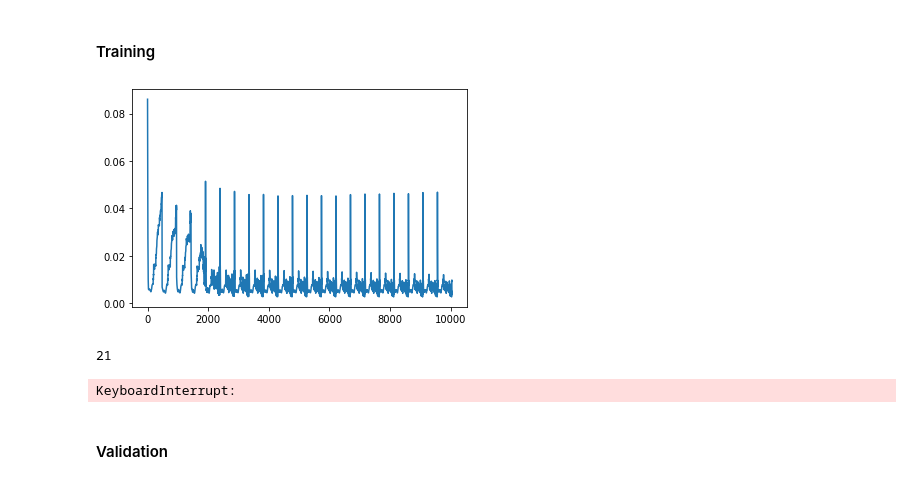
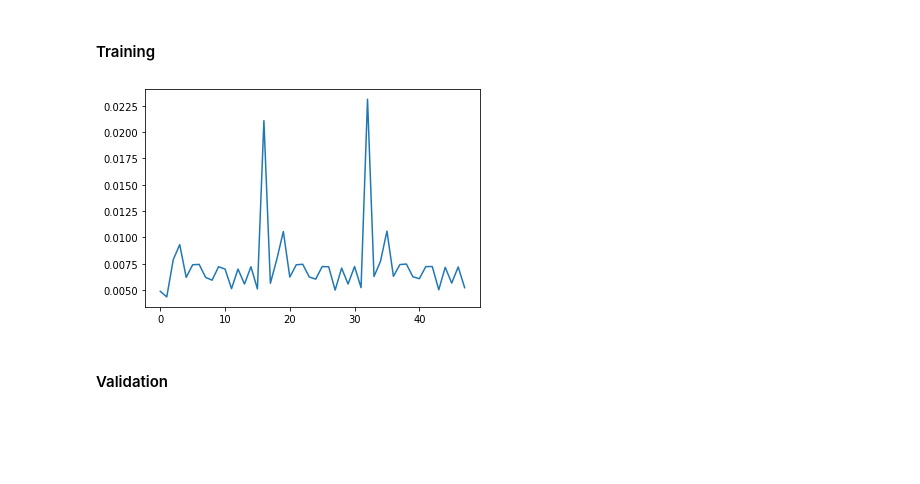
Before and after one commit to negargolestani/kinect_motion_tracking, a Jupyter notebook: regression_rnn.ipynb, the cells around one changed output. Drawn from its saved outputs; the diff is of its cells as text; code cells hidden in the pictures; blank space fills up the shorter version.

```diff
--- a/regression_rnn.ipynb
+++ b/regression_rnn.ipynb
@@ -172,20 +0,0 @@ class DATA(object):
-# %%
-target = 'distance_1'
-features = ['rssi']
-Nt_mtx = 'median'
-
-dataset_2 = DATA('dataset_02', target, features)
-dataset_3 = DATA('dataset_03', target, features)
-dataset_4 = DATA('dataset_04', target, features)
-dataset = dataset_2.merge(dataset_3).merge(dataset_4)
-
-# dataset = dataset.MinMax()
-dataset = dataset.standardize()
-train_data, validation_data = dataset.split(.8)
-train_data = train_data.mtx(Nt_mtx=Nt_mtx)
-validation_data = validation_data.mtx(Nt_mtx=Nt_mtx)
-
-print( "Train Data - X: \t", np.shape(train_data.X))
-print( "Train Data - Y: \t", np.shape(train_data.Y))
-print( "Validation Data - X: \t", np.shape(validation_data.X))
-print( "Validation Data - Y: \t", np.shape(validation_data.Y))
@@ -278,0 +8,7 @@ class TCN(REGRESSOR):
+# %%
+synth_data = DATA( dataset_name='synth', features=['synth_vind_1', 'synth_vind_2'], target='center_1')
+synth_data = synth_data.standardize()
+train_synth_data, test_synth_data = synth_data.split(ratio=.7)
+
+print(np.shape(train_synth_data.X), np.shape(train_synth_data.Y))
+print(np.shape(test_synth_data.X), np.shape(test_synth_data.Y))
@@ -308,0 +103,11 @@ None
+# %%
+regressor = RNN(
+    win_size = 20,
+    Nunits = 10,
+    NhiddenLayers = 5,
+    activation = 'softmax',
+    optimizer = 'adam',
+    loss = 'mean_squared_error',
+    dropout = 0,
+    Nfeatures = train_synth_data.X.shape[2]
+)
@@ -309,10 +132,8 @@ None
 # %% [markdown]
 #### Training
 # %%
-loss = regressor.train( train_data, epochs=50 )
+loss = regressor.train(train_synth_data, step=None, epochs=3)
 # %% [output]
-[figure, old version]
+[figure, new version]
-21
-KeyboardInterrupt:
 # %% [markdown]
 #### Validation
```
Also changed, not shown: parts of 14 cells of this notebook, 16 other files.
